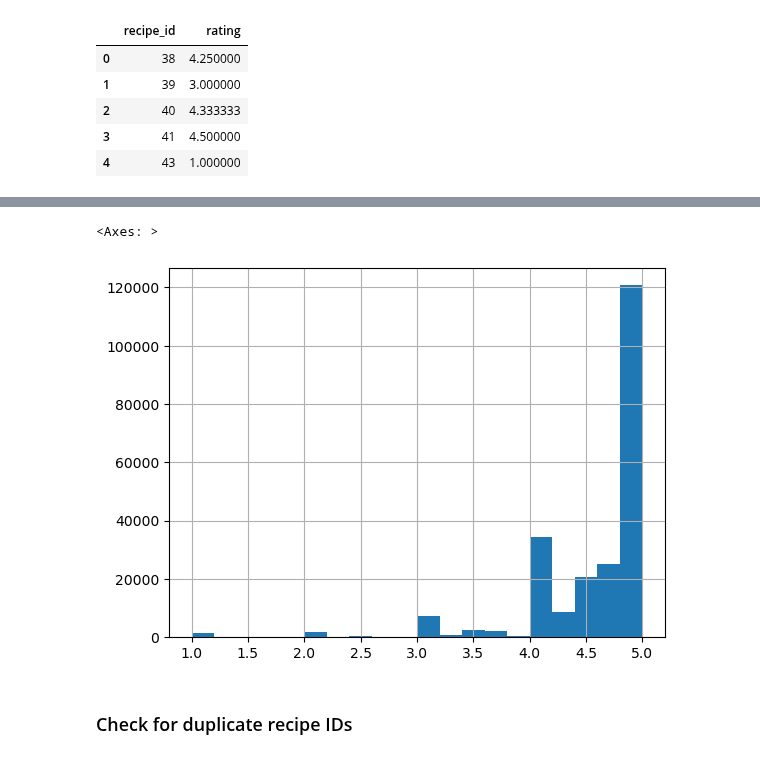
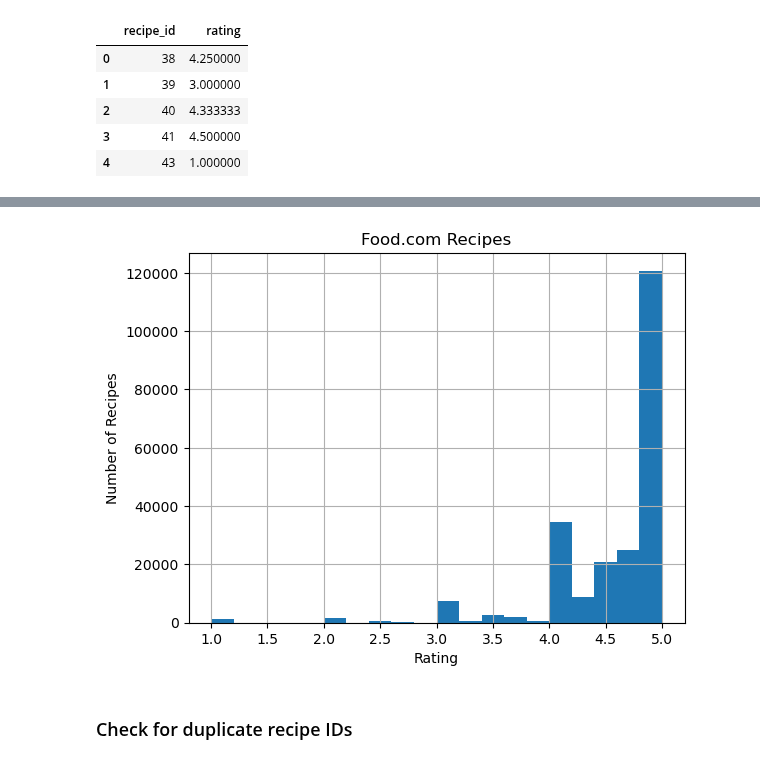
Before and after one commit to alyssahondrade/Project1, a Jupyter notebook: recipes_exploration.ipynb, the cells around one changed output, grey strips where cells are left out. Cells and saved outputs as stored; diff of their text form; code cells hidden in the pictures.

Commit message:
created some visualisations on clean Food.com dataset

```diff
--- a/recipes_exploration.ipynb
+++ b/recipes_exploration.ipynb
@@ -246,9 +246,12 @@ merged_food rows: 226590
 # %%
 # Create a histogram of the ratings
 merged_food['rating'].hist(bins=20)
+plt.title("Food.com Recipes")
+plt.xlabel("Rating")
+plt.ylabel("Number of Recipes")
+plt.show()
 # %% [output]
-<Axes: >
-[figure, old version]
+[figure, new version]
 # %% [markdown]
 ### Check for duplicate recipe IDs
 # %%
```
Also changed, not shown: parts of 18 cells of this notebook, 3 other files.
